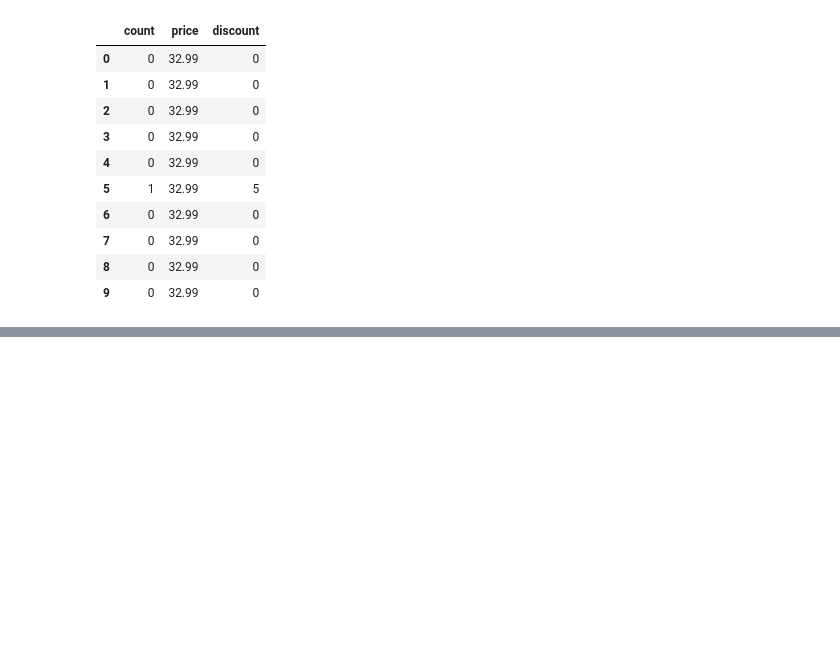
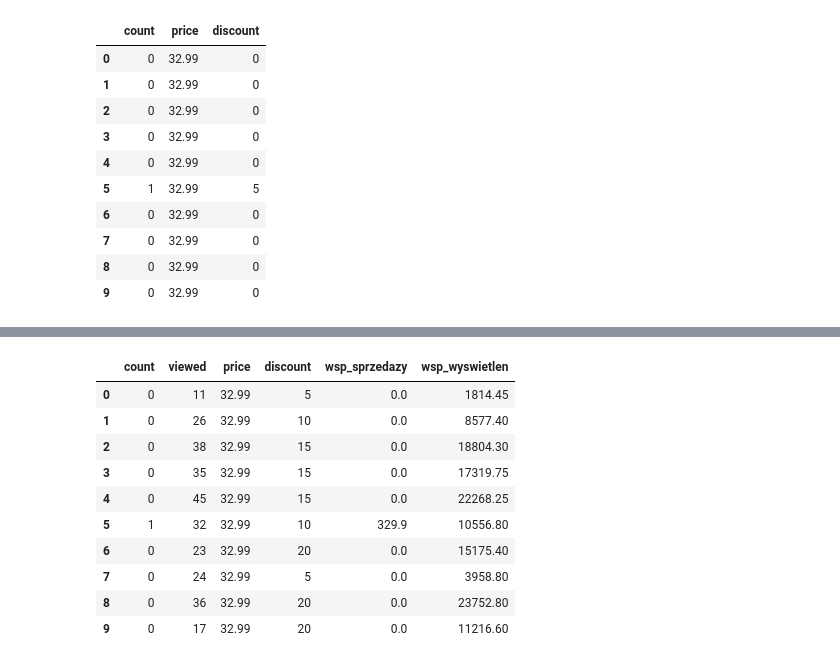
Before and after one commit to Rolkarolka/Delivery-optimization, a Jupyter notebook: notebooks/advanced_model.ipynb, the cells around one changed output, grey strips where cells are left out. Cells and saved outputs as stored; diff of their text form; code cells hidden in the pictures; blank space fills up the shorter version.

```diff
--- a/notebooks/advanced_model.ipynb
+++ b/notebooks/advanced_model.ipynb
@@ -187,0 +585,29 @@ See the caveats in the documentation: https://pandas.pydata.org/pandas-docs/stab
+# %%
+def product_viewed(product_id, df, dates, df_price = product_df):
+    viewed = df[(df['event_type'] == "VIEW_PRODUCT") & (df['product_id'] == product_id)]
+    product_amount = df[(df['event_type'] == "BUY_PRODUCT") & (df['product_id'] == product_id)]
+    daterange_df = pd.DataFrame()
+    time_list = [(dates.values[i].start_time, dates.values[i].end_time) for i in range(len(dates))]
+    daterange_df['count'] = [product_amount['timestamp'].between(s, e).sum() for s, e in time_list]
+    daterange_df['viewed'] = [viewed['timestamp'].between(s, e).sum() for s, e in time_list]
+    daterange_df['price'] = list(product_df[product_df.index == 1114]['price'])[0]
+    daterange_df['discount'] = 0
+    keys = product_amount.index
+    for i, time in enumerate(product_amount['timestamp']):
+        product_amount['timestamp'][keys[i]] = calculate_week_number(time.date())
+    keys = viewed.index
+    print(len(viewed['timestamp']))
+    for i, time in enumerate(viewed['timestamp']):
+        print(i)
+        viewed['timestamp'][keys[i]] = calculate_week_number(time.date())
+    keys_t = list(viewed['timestamp'])
+    # keys = viewed.index
+    j = 0
+    for i in daterange_df.index:
+        if i in keys_t:
+            daterange_df['discount'][i] = viewed['offered_discount'][keys[j]]
+            j += 1
+    return daterange_df
+# %%
+df, dates = prepare_dataframe(sessions_df)
+z = product_viewed(1114, sessions_df, dates)
@@ -187,0 +667,17 @@ See the caveats in the documentation: https://pandas.pydata.org/pandas-docs/stab
+# %%
+z['wsp_sprzedazy'] = z['count']*z['price']*z['discount']
+z['wsp_wyswietlen'] = z['viewed']*z['price']*z['discount']
+# %%
+z.head(10)
+# %% [output]
+|  | count | viewed | price | discount | wsp_sprzedazy | wsp_wyswietlen |
+| 0 | 0 | 11 | 32.99 | 5 | 0.0 | 1814.45 |
+| 1 | 0 | 26 | 32.99 | 10 | 0.0 | 8577.40 |
+| 2 | 0 | 38 | 32.99 | 15 | 0.0 | 18804.30 |
+| 3 | 0 | 35 | 32.99 | 15 | 0.0 | 17319.75 |
+| 4 | 0 | 45 | 32.99 | 15 | 0.0 | 22268.25 |
+| 5 | 1 | 32 | 32.99 | 10 | 329.9 | 10556.80 |
+| 6 | 0 | 23 | 32.99 | 20 | 0.0 | 15175.40 |
+| 7 | 0 | 24 | 32.99 | 5 | 0.0 | 3958.80 |
+| 8 | 0 | 36 | 32.99 | 20 | 0.0 | 23752.80 |
+| 9 | 0 | 17 | 32.99 | 20 | 0.0 | 11216.60 |
```
Also changed, not shown: parts of 34 cells of this notebook.
